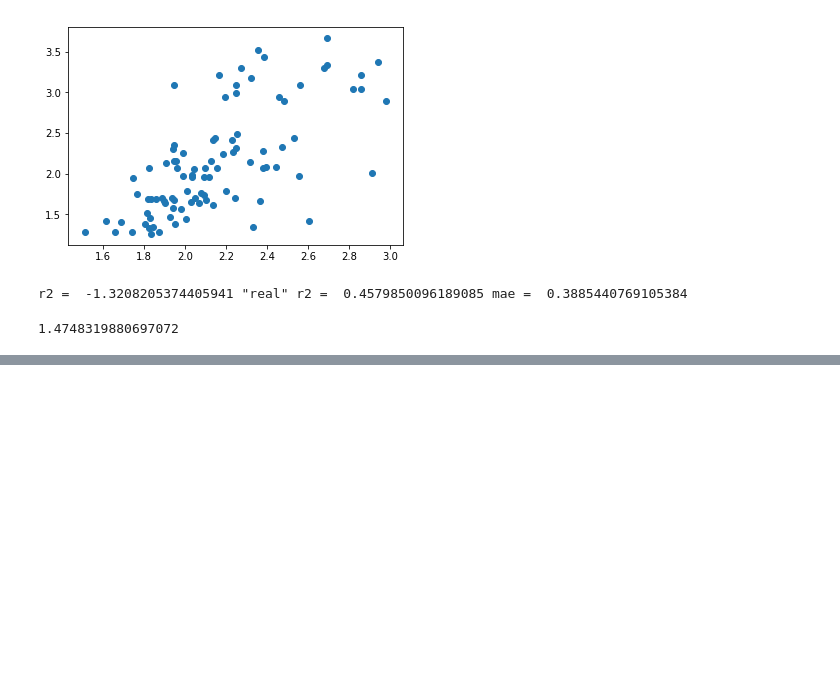
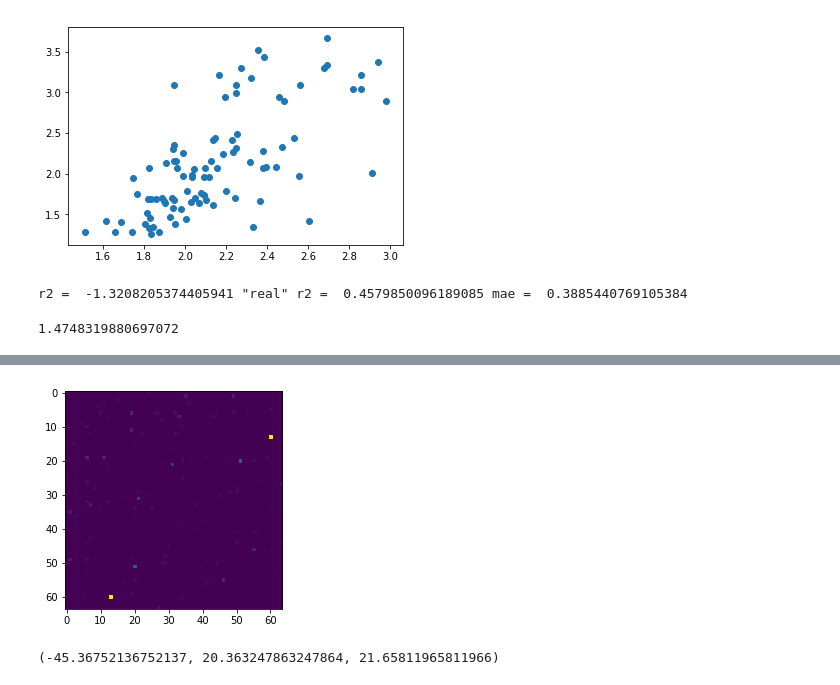
Before and after one commit to illdopejake/RS2018_Nilearn_tutorial, a Jupyter notebook: DeNovo_age_prediction.ipynb, the cells around one changed output, grey strips where cells are left out. Saved outputs shown, nothing was run; the diff lists cells and outputs as text; code cells hidden in the pictures; blank space fills up the shorter version.

```diff
--- a/DeNovo_age_prediction.ipynb
+++ b/DeNovo_age_prediction.ipynb
@@ -285,0 +338,6 @@ np.exp(mean_absolute_error(y_pred,log_y_train))
+# %%
+plt.close()
+plt.imshow(feat_exp_matrix)
+plt.show()
+# %% [output]
+[figure, added]
@@ -285,0 +360,4 @@ np.exp(mean_absolute_error(y_pred,log_y_train))
+# %%
+x1,y1,z1
+# %% [output]
+(-45.36752136752137, 20.363247863247864, 21.65811965811966)
```
Also changed, not shown: parts of 26 cells of this notebook, 1 other file.
